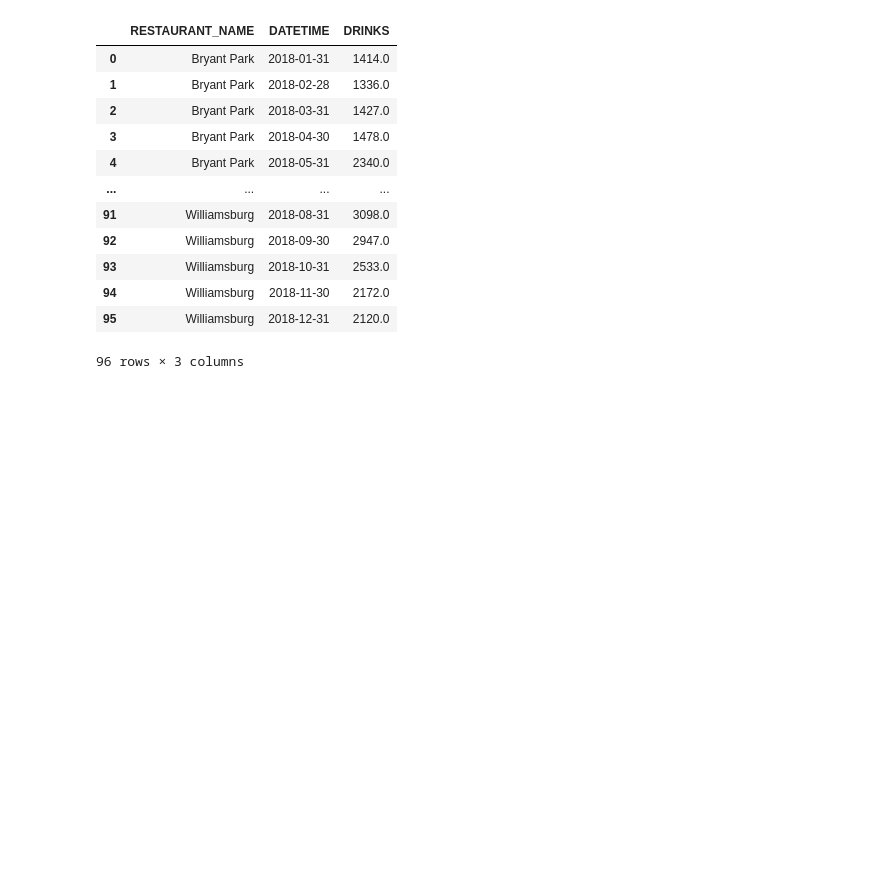
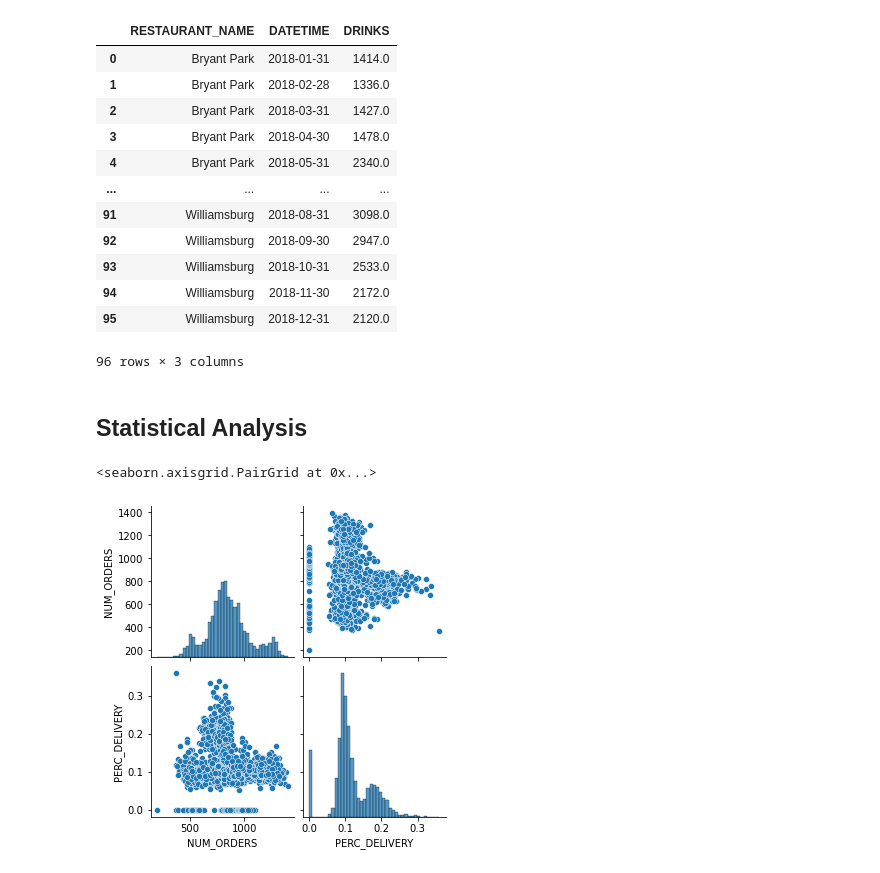
Before and after one commit to mattangriffel/python_for_mbas_class, a Jupyter notebook: Class 3 - Aggregation.ipynb, the cells around one changed output. Drawn from its saved outputs; the diff is of its cells as text; code cells hidden in the pictures; blank space fills up the shorter version.

Commit message:
Add statistical analysis to Class 3

```diff
--- a/Class 3 - Aggregation.ipynb
+++ b/Class 3 - Aggregation.ipynb
@@ -435,3 +435,5 @@ Freq: D, Length: 365, dtype: float64
 | 94 | Williamsburg | 2018-11-30 | 2172.0 |
 | 95 | Williamsburg | 2018-12-31 | 2120.0 |
 96 rows × 3 columns
+# %% [markdown]
+## Statistical Analysis
@@ -437,0 +442,5 @@ Freq: D, Length: 365, dtype: float64
+# %%
+sns.pairplot(df_summarized_orders)
+# %% [output]
+<seaborn.axisgrid.PairGrid at 0x...>
+[figure, added]
```
Also changed, not shown: parts of 4 cells of this notebook.
